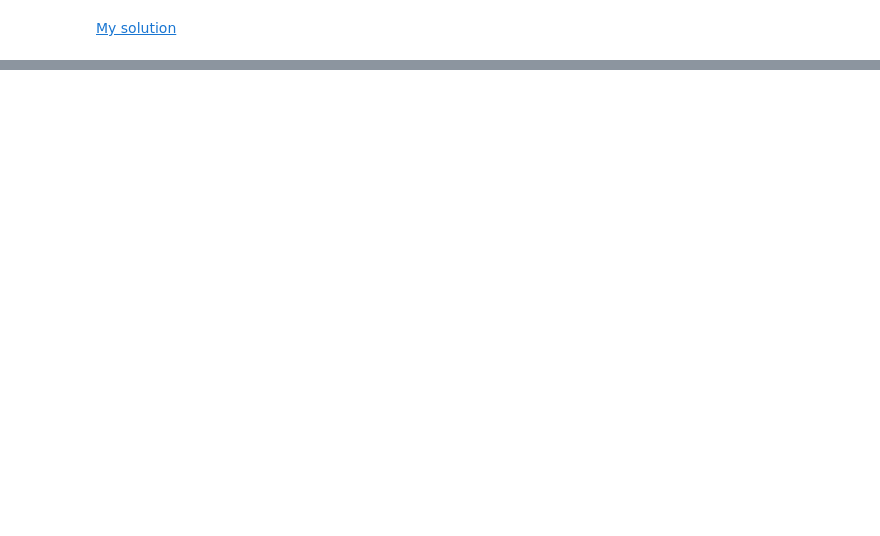
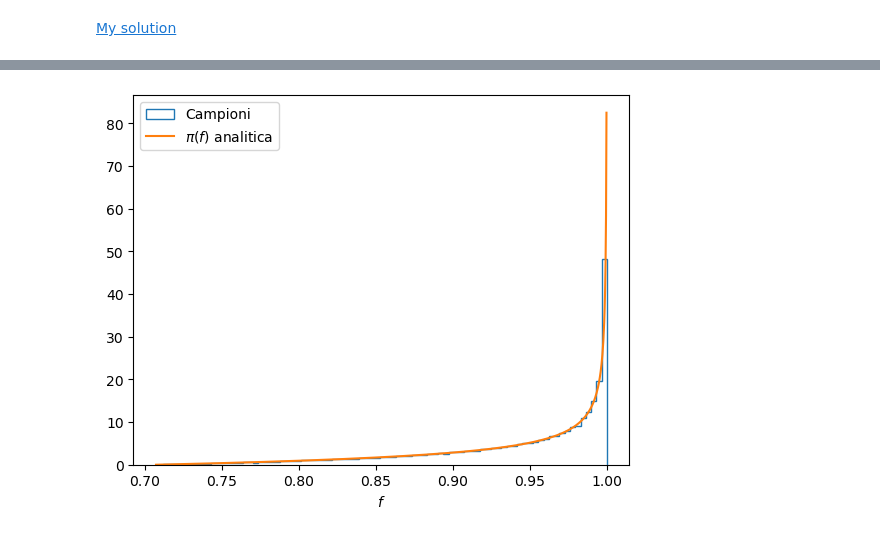
Before and after one commit to Matteo-Raschi/astrostatistics_bicocca_2026, a Jupyter notebook: working/L07_frequentist_notes.ipynb, the cells around one changed output, grey strips where cells are left out. Saved outputs shown, nothing was run; the diff lists cells and outputs as text; code cells hidden in the pictures; blank space fills up the shorter version.

```diff
--- a/working/L07_frequentist_notes.ipynb
+++ b/working/L07_frequentist_notes.ipynb
@@ -656,0 +673,15 @@ plt.show()
+# %%
+# Verifica numerica vs analitica per pdf di f
+chi = np.random.uniform(0, 1, 100000)
+f_vals = np.sqrt((1 + np.sqrt(1 - chi**2)) / 2)
+
+f_grid = np.linspace(1/np.sqrt(2), 1, 1000)[:-1]
+pdf_f_analytic = 2 * (2*f_grid**2 - 1) / np.sqrt(1 - f_grid**2)
+
+plt.hist(f_vals, bins='fd', density=True, histtype='step', label='Campioni')
+plt.plot(f_grid, pdf_f_analytic, label=r'$\pi(f)$ analitica')
+plt.xlabel('$f$')
+plt.legend()
+plt.show()
+# %% [output]
+[figure, added]
```
Also changed, not shown: parts of 6 cells of this notebook.
